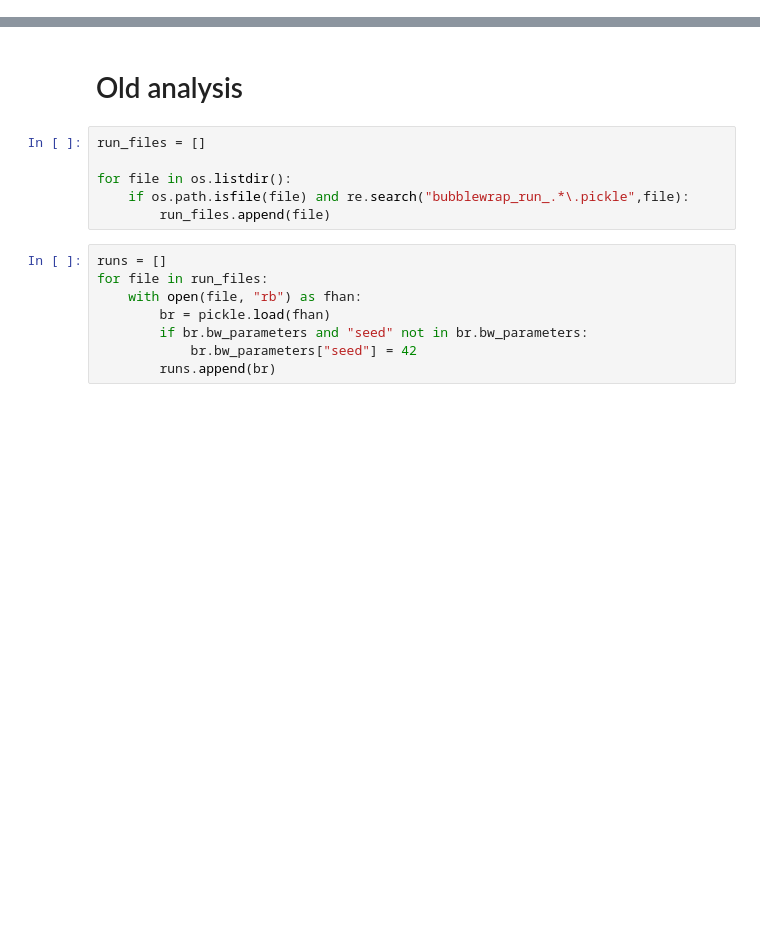
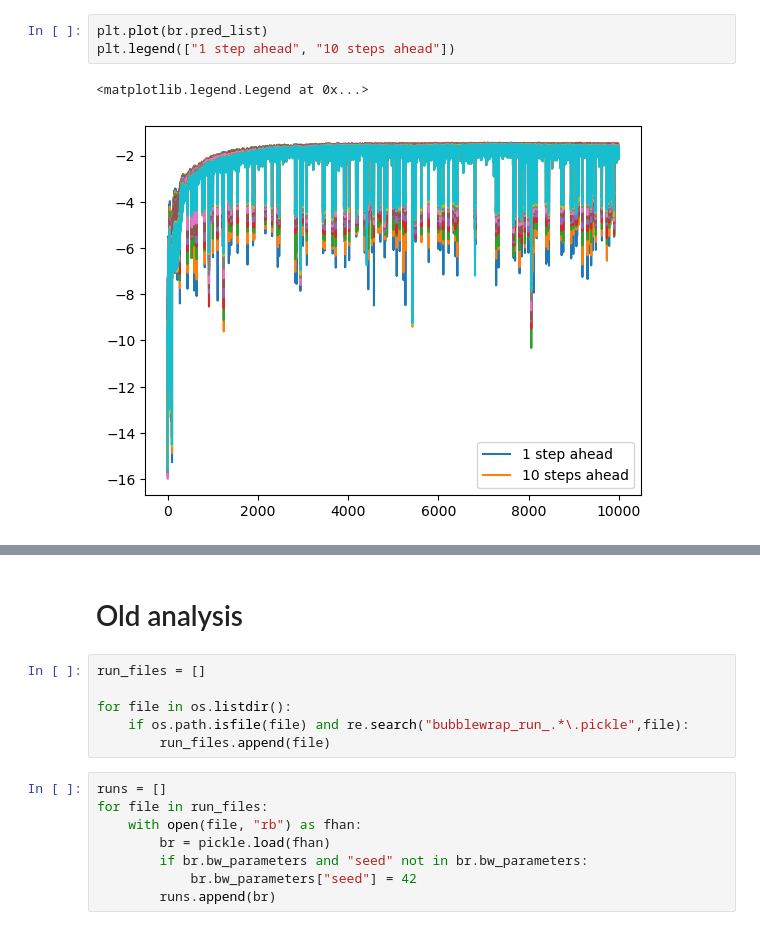
Before and after one commit to draeloslab/Bubblewrap, a Jupyter notebook: generated/bubblewrap_runs/Run Inspector.ipynb, the cells around one changed output, grey strips where cells are left out. Drawn from its saved outputs; the diff is of its cells as text; blank space fills up the shorter version.

```diff
--- a/generated/bubblewrap_runs/Run Inspector.ipynb
+++ b/generated/bubblewrap_runs/Run Inspector.ipynb
@@ -34,0 +58,6 @@ ModuleNotFoundError: No module named 'bubblewrap_run'
+# %%
+plt.plot(br.pred_list)
+plt.legend(["1 step ahead", "10 steps ahead"])
+# %% [output]
+<matplotlib.legend.Legend at 0x...>
+[figure, added]
```
Also changed, not shown: parts of 23 cells of this notebook, 4 other files.
